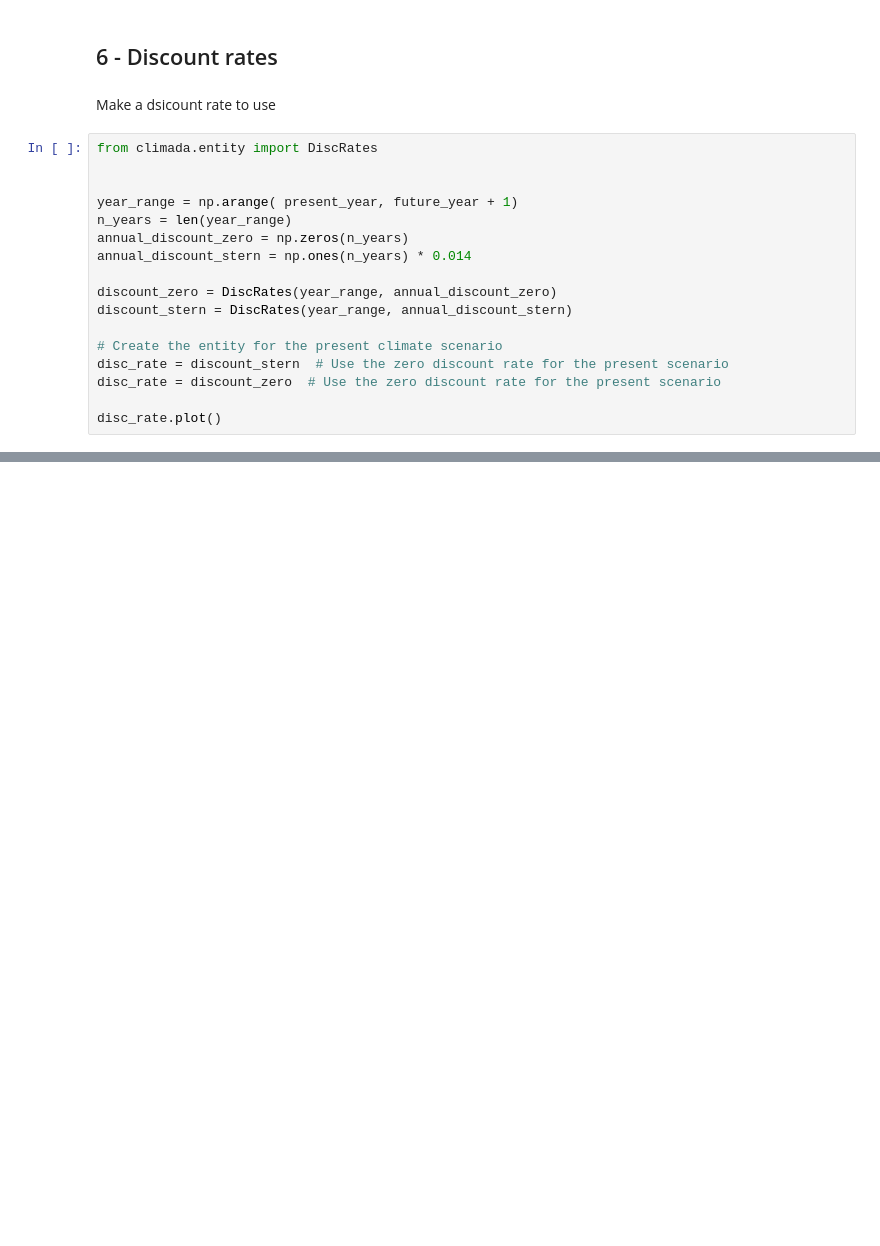
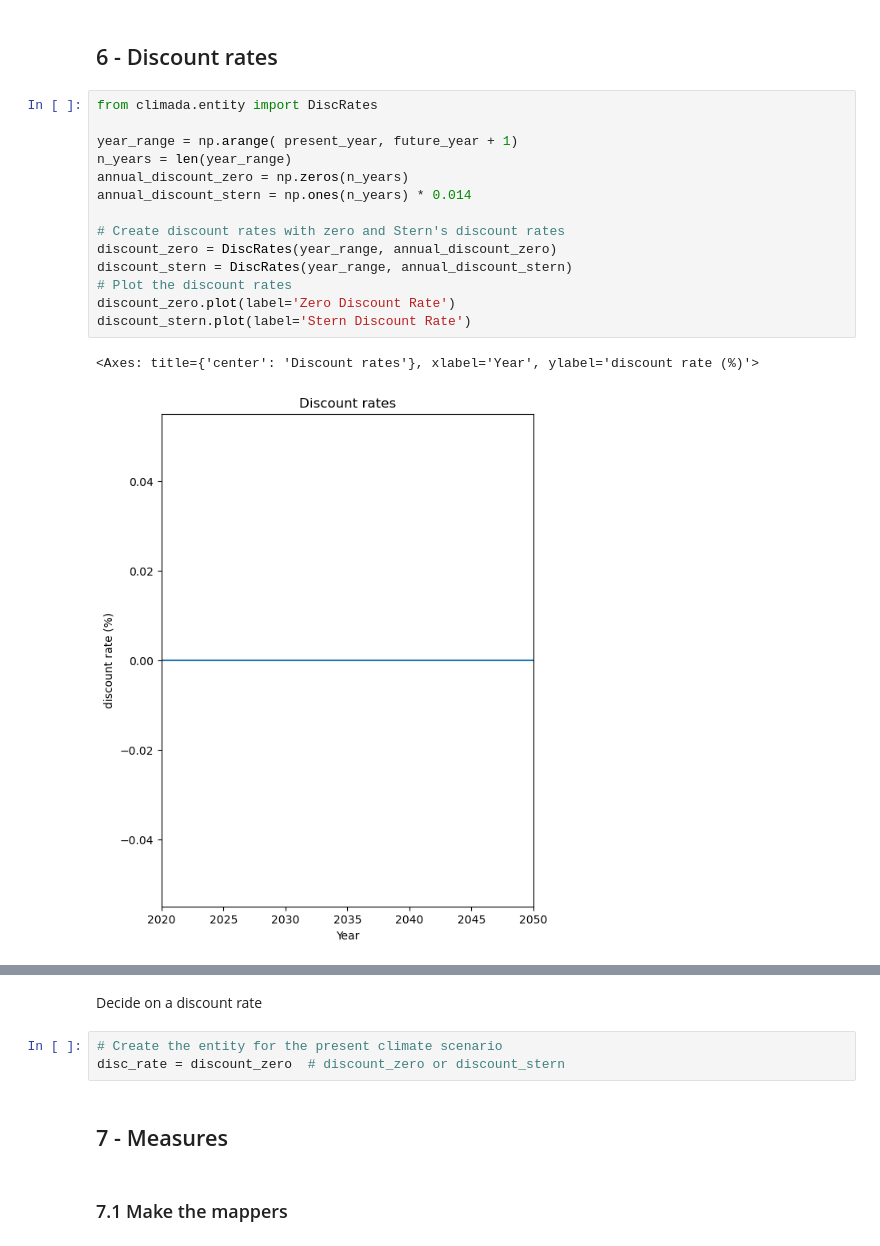
Before and after one commit to zeliest/coffee_banana_cacao_climate_risk, a Jupyter notebook: cb_agroforesty/CostBenefit_Canopy_MultiCriteria.ipynb, the cells around one changed output, grey strips where cells are left out. Cells and saved outputs as stored; diff of their text form; blank space fills up the shorter version.

```diff
--- a/cb_agroforesty/CostBenefit_Canopy_MultiCriteria.ipynb
+++ b/cb_agroforesty/CostBenefit_Canopy_MultiCriteria.ipynb
@@ -1073,21 +1425,19 @@ array([[<Axes: title={'center': 'Tmax 0: No Impact'}, xlabel='Intensity (°C)',
 # %% [markdown]
 ## 6 - Discount rates
-# %% [markdown]
-Make a dsicount rate to use
 # %%
 from climada.entity import DiscRates
-
 
 year_range = np.arange( present_year, future_year + 1)
 n_years = len(year_range)
 annual_discount_zero = np.zeros(n_years)
 annual_discount_stern = np.ones(n_years) * 0.014
 
+# Create discount rates with zero and Stern's discount rates
 discount_zero = DiscRates(year_range, annual_discount_zero)
 discount_stern = DiscRates(year_range, annual_discount_stern)
-
-# Create the entity for the present climate scenario
-disc_rate = discount_stern  # Use the zero discount rate for the present scenario
-disc_rate = discount_zero  # Use the zero discount rate for the present scenario
-
-disc_rate.plot()
+# Plot the discount rates
+discount_zero.plot(label='Zero Discount Rate')
+discount_stern.plot(label='Stern Discount Rate')
+# %% [output]
+<Axes: title={'center': 'Discount rates'}, xlabel='Year', ylabel='discount rate (%)'>
+[figure, added]
@@ -1093,0 +1445,9 @@ disc_rate.plot()
+# %% [markdown]
+Decide on a discount rate
+# %%
+# Create the entity for the present climate scenario
+disc_rate = discount_zero  # discount_zero or discount_stern
+# %% [markdown]
+## 7 - Measures
+# %% [markdown]
+### 7.1 Make the mappers
```
Also changed, not shown: parts of 68 cells of this notebook.
